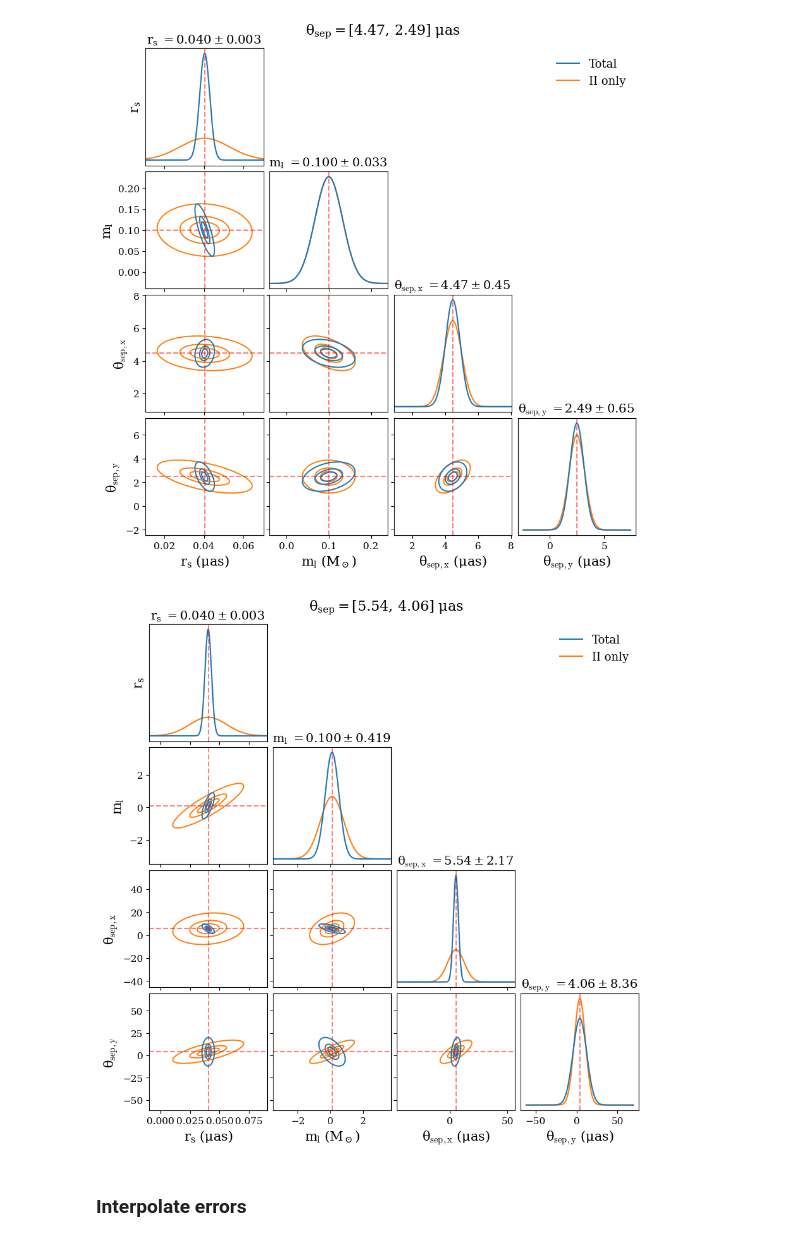
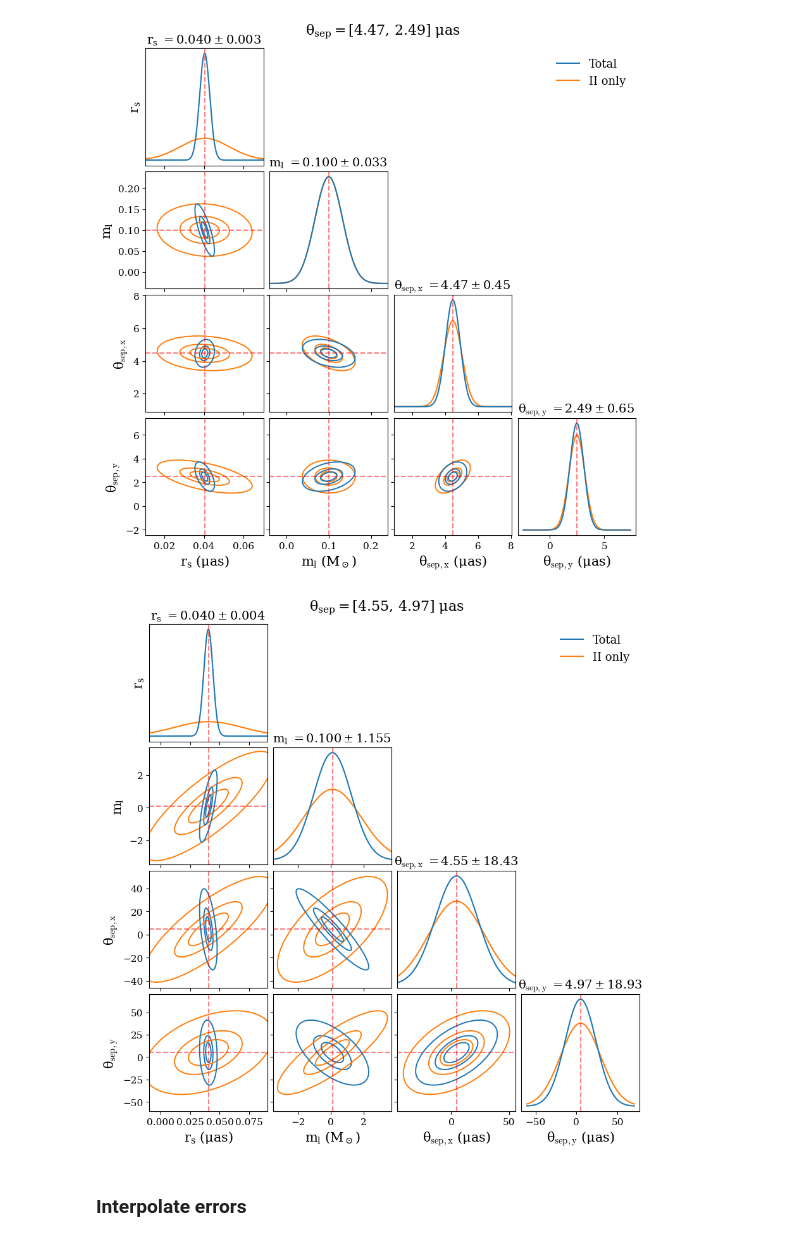
Before and after one commit to abby-moran/Quasar_microlensing_public, a Jupyter notebook: interp_grid01.ipynb, the cells around one changed output. Saved outputs shown, nothing was run; the diff lists cells and outputs as text; code cells hidden in the pictures.

Commit message:
Fixed the corner plots

```diff
--- a/interp_grid01.ipynb
+++ b/interp_grid01.ipynb
@@ -857,6 +857,6 @@ for i in range(len(mass_01_combo)):
 66 0.10997078288609062
 # %%
 for i in range(len(mass_01_combo)):
-    if mass_01_combo[i]>.2 :#o[i]<1.5:
+    if mass_01_combo[i]>.5 :#o[i]<1.5:
         print(i, mass_01_combo[i])
 # %% [output]
@@ -878,7 +878,7 @@ for i in range(len(mass_01_combo)):
 398 1.6489706303975182
 399 2.8035529349235078
 # %%
-idx=41
+idx=63
 pos_x_corner=(position_01[idx][0]-4000)*theta_step
 pos_y_corner=(position_01[idx][1]-4000)*theta_step
 mass_01_combo[idx]
@@ -1108,7 +1108,7 @@ plt.savefig('figures/corner01_res.pdf', bbox_inches='tight')
 # %% [output]
 [figure]
 # %%
-idx=56
+idx=115#114
 pos_x_corner=(position_01[idx][0]-4000)*theta_step
 pos_y_corner=(position_01[idx][1]-4000)*theta_step
 mass_01_combo[idx]
@@ -1193,34 +1193,34 @@ for i in range(ndim):
             for p, c, lw in zip(percentiles, colors, linewidths):
                 n_sigma = np.sqrt(scipy.stats.chi2.ppf(p, df=2))  # df=2 for 2D
                 plot_cov_ellipse(mean_ij, cov1_ij, ax, n_sigma=n_sigma,
                                  edgecolor=c, linewidth=1.4)
 
         ax.tick_params(labelsize=11)
 
 for i in range(ndim):
     for j in range(ndim):
         ax = axes[i, j]
         if i != ndim - 1:
             ax.tick_params(labelbottom=False)
         if j != 0:
             ax.tick_params(labelleft=False)
         #if i!=j+1:
         ax.set_xlabel(f"{varlabels[j]} ({units[j]})", fontsize=15)
         if i>-1 and j==0:
             ax.set_ylabel(f"{varlabels[i]}", fontsize=15)
 
 axes[0, -1].plot([], [], color="C0", label="Total")
 axes[0, -1].plot([], [], color="C1", label="II only")
 axes[0, -1].legend(frameon=False, fontsize=13)
 
 title=r'$\theta_{{sep}} = [$' + str(format(pos_x_corner*rad_to_arcsec, '.2f')) + ', ' + str(format(pos_y_corner*rad_to_arcsec, '.2f')) + r'$]\ \mu$as'
 fig.text( 0.5, 0.92, title, ha='center', va='top', fontsize=16)
 #plt.show()
 
 plt.savefig('figures/corner01_unres.pdf', bbox_inches='tight')
 #FileLink('figures/corner01_unres.pdf')
 # %% [output]
-[figure, old version]
+[figure, new version]
 # %% [markdown]
 ### Interpolate errors
 # %%
```
Also changed, not shown: parts of 2 cells of this notebook, 4 other files.
